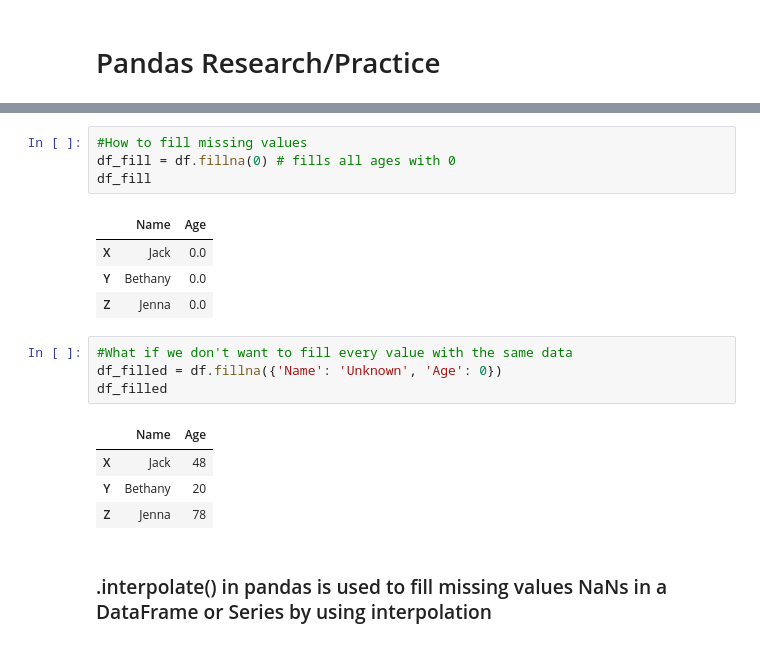
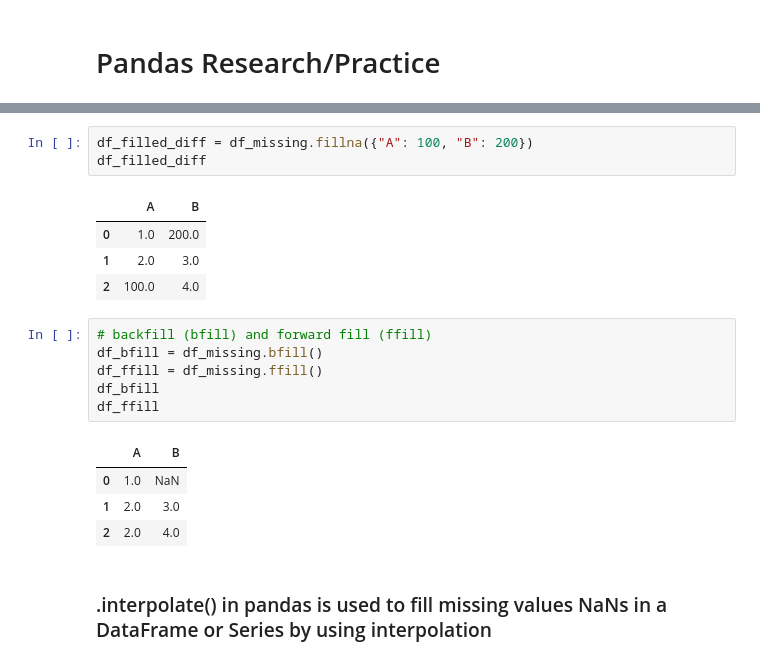
Before and after one commit to ManjotB03/python-repository, a Jupyter notebook: pandas_learning.ipynb, the cells around one changed output, grey strips where cells are left out. Drawn from its saved outputs; the diff is of its cells as text.

```diff
--- a/pandas_learning.ipynb
+++ b/pandas_learning.ipynb
@@ -266,20 +276,21 @@ df
 # %%
-#How to fill missing values
-df_fill = df.fillna(0) # fills all ages with 0
-df_fill
+df_filled_diff = df_missing.fillna({"A": 100, "B": 200})
+df_filled_diff
 # %% [output]
-|  | Name | Age |
-| X | Jack | 0.0 |
-| Y | Bethany | 0.0 |
-| Z | Jenna | 0.0 |
+|  | A | B |
+| 0 | 1.0 | 200.0 |
+| 1 | 2.0 | 3.0 |
+| 2 | 100.0 | 4.0 |
 # %%
-#What if we don't want to fill every value with the same data
-df_filled = df.fillna({'Name': 'Unknown', 'Age': 0})
-df_filled
+# backfill (bfill) and forward fill (ffill)
+df_bfill = df_missing.bfill()
+df_ffill = df_missing.ffill()
+df_bfill
+df_ffill
 # %% [output]
-|  | Name | Age |
-| X | Jack | 48 |
-| Y | Bethany | 20 |
-| Z | Jenna | 78 |
+|  | A | B |
+| 0 | 1.0 | NaN |
+| 1 | 2.0 | 3.0 |
+| 2 | 2.0 | 4.0 |
 # %% [markdown]
 ### .interpolate() in pandas is used to fill missing values NaNs in a DataFrame or Series by using interpolation
```
Also changed, not shown: parts of 27 cells of this notebook.
